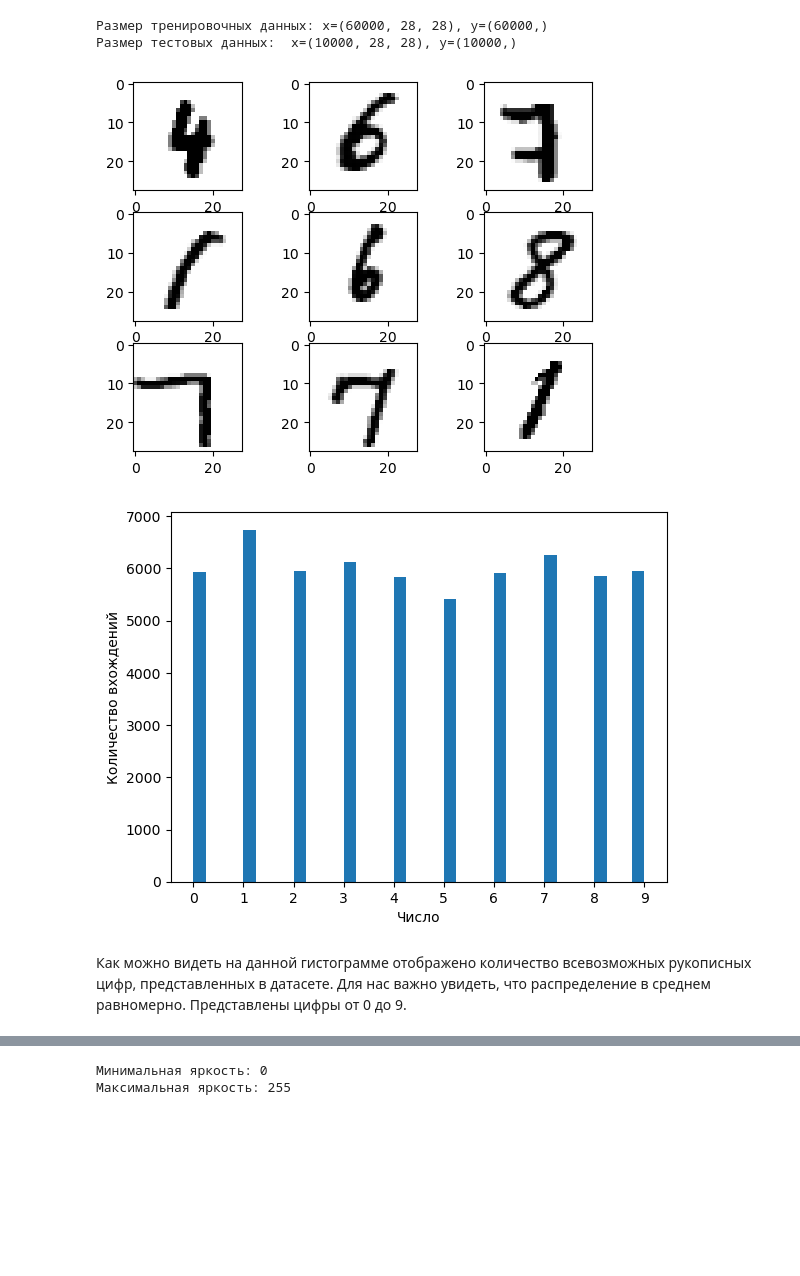
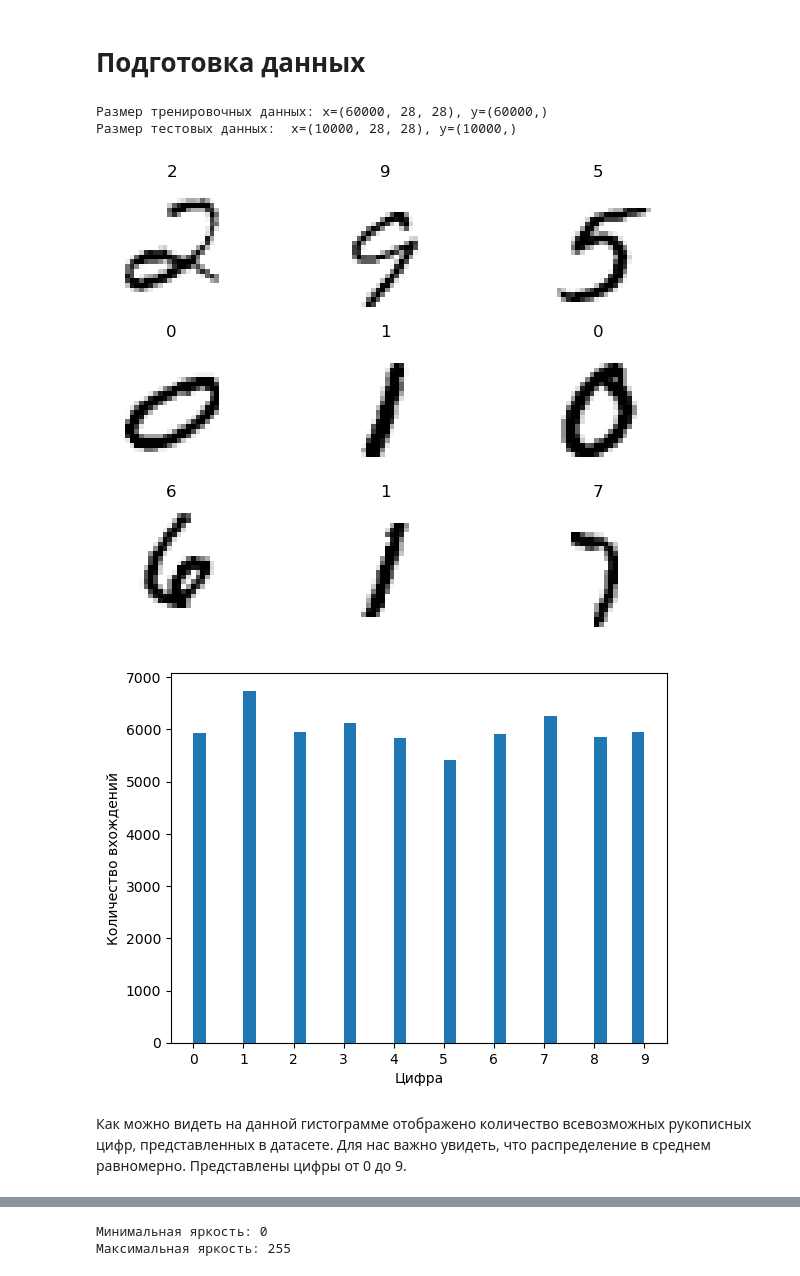
Before and after one commit to UNN-ITMM-Software/deep-learning-course-practice, a Jupyter notebook: CNN_MNIST.ipynb, the cells around one changed output, grey strips where cells are left out. Saved outputs shown, nothing was run; the diff lists cells and outputs as text; code cells hidden in the pictures; blank space fills up the shorter version.

```diff
--- a/CNN_MNIST.ipynb
+++ b/CNN_MNIST.ipynb
@@ -10,20 +10,22 @@ import matplotlib.cm as cm
 import matplotlib.pyplot as plt
 import os
 from random import sample
+from datetime import datetime
 
-def show_images(img):
-    img = img / 2 + 0.5
-    npimg = img.numpy()
-    plt.imshow(np.transpose(npimg, (1, 2, 0)))
-    plt.show()
+def show_sample_grid(data_x, data_y, layout_size_x, layout_size_y):
+    f, axarr = plt.subplots(layout_size_x, layout_size_y, sharex=True, sharey=True, constrained_layout=True)
+    for i in range(layout_size_x):
+        for j in range(layout_size_y):
+            index = np.random.randint(len(data_x))
 
-def show_sample_grid(data, size_x, size_y):
-    f, axarr = plt.subplots(size_x,size_y)
-    for x in range(size_x):
-        for y in range(size_y):
-            index = np.random.randint(len(data))
-            image = data[index]
-            axarr[x,y].imshow(image.reshape(28,28), cmap='gray_r')
+            image = data_x[index]
+            label = data_y[index]
+
+            axarr[i,j].imshow(image.reshape(28,28), cmap='gray_r')
+#             axarr[i,j].set_xlabel(label)
+            axarr[i,j].axis('off')
+            axarr[i,j].set_title(label)
+
 
 def fopen(filepath, options = 'rb'):
 
@@ -57,35 +59,34 @@ def fopen(filepath, options = 'rb'):
 
 def load_data_set(images_file_path, labels_file_path):
     return fopen(images_file_path), fopen(labels_file_path)
-
-def pshape(var, name):
-    print("{}.shape = {}".format(name, var.shape))
+# %% [markdown]
+# Подготовка данных
 # %%
 train_x, train_y = load_data_set('train-images-idx3-ubyte.gz', 'train-labels-idx1-ubyte.gz')
 test_x,  test_y  = load_data_set('t10k-images-idx3-ubyte.gz',  't10k-labels-idx1-ubyte.gz')
+
+print('Размер тренировочных данных: x={}, y={}'.format(train_x.shape, train_y.shape))
+print('Размер тестовых данных:  x={}, y={}'.format(test_x.shape, test_y.shape))
+# %% [output]
+Размер тренировочных данных: x=(60000, 28, 28), y=(60000,)
+Размер тестовых данных:  x=(10000, 28, 28), y=(10000,)
-# %%
-print('Размер тренировочных данных: x={}, y={}'.format(train_x.shape, train_y.shape))
-print('Размер тестовых данных:  x={}, y={}'.format(test_x.shape, test_y.shape))
-# %% [output]
-Размер тренировочных данных: x=(60000, 28, 28), y=(60000,)
-Размер тестовых данных:  x=(10000, 28, 28), y=(10000,)
 # %%
-show_sample_grid(train_x, 3, 3)
+show_sample_grid(train_x, train_y, 3, 3)
 # %% [output]
-[figure, old version]
+[figure, new version]
-# %%
-bins = list(set(train_y))
-fig, ax = plt.subplots()
-
-ax.hist(train_y, 'auto', align='mid')
-ax.set_xticks(bins)
-
-plt.xlabel("Число")
-plt.ylabel("Количество вхождений")
-
-plt.show()
-# %% [output]
-[figure, removed]
-# %% [markdown]
-Как можно видеть на данной гистограмме отображено количество всевозможных рукописных цифр, представленных в датасете. Для нас важно увидеть, что распределение в среднем равномерно. Представлены цифры от 0 до 9.
+# %%
+bins = list(set(train_y))
+fig, ax = plt.subplots()
+
+ax.hist(train_y, 'auto', align='mid')
+ax.set_xticks(bins)
+
+plt.xlabel("Цифра")
+plt.ylabel("Количество вхождений")
+
+plt.show()
+# %% [output]
+[figure, added]
+# %% [markdown]
+Как можно видеть на данной гистограмме отображено количество всевозможных рукописных цифр, представленных в датасете. Для нас важно увидеть, что распределение в среднем равномерно. Представлены цифры от 0 до 9.
 # %% [markdown]
```
Also changed, not shown: parts of 31 cells of this notebook.
